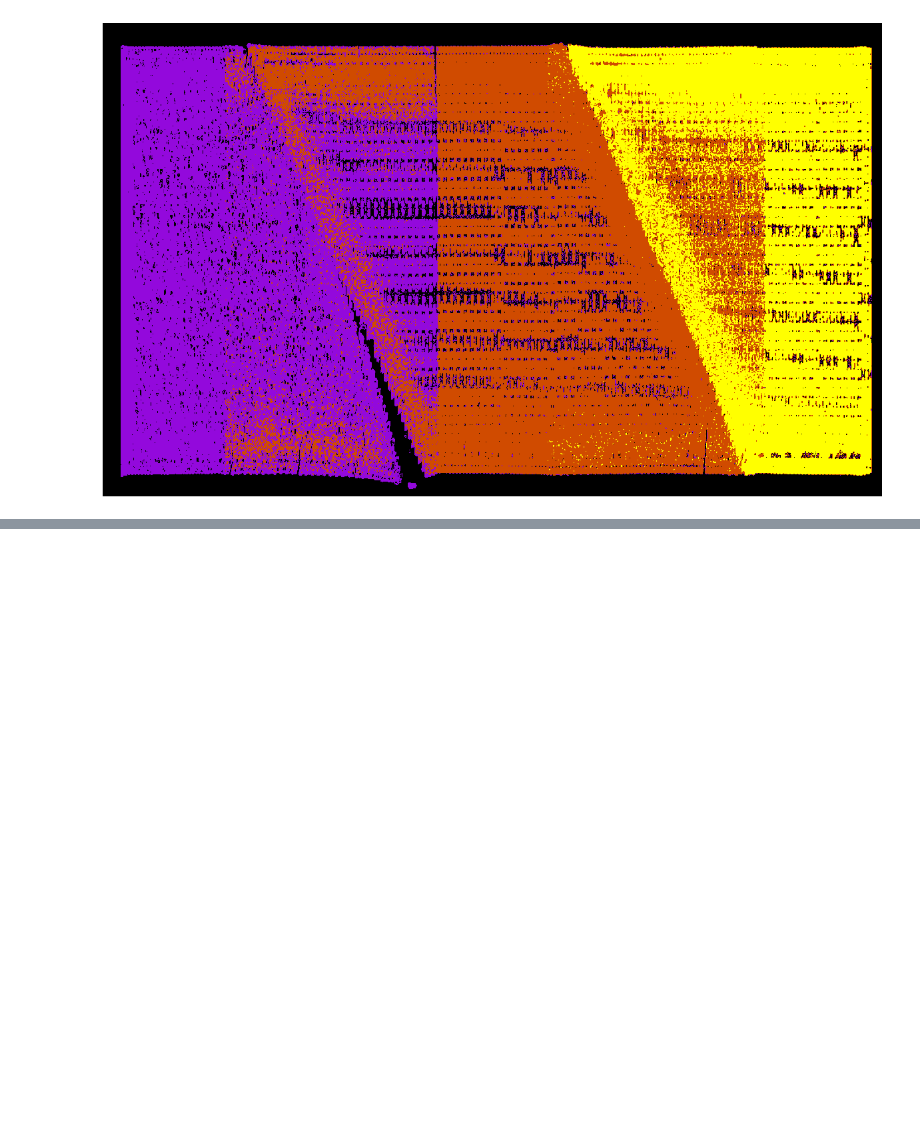
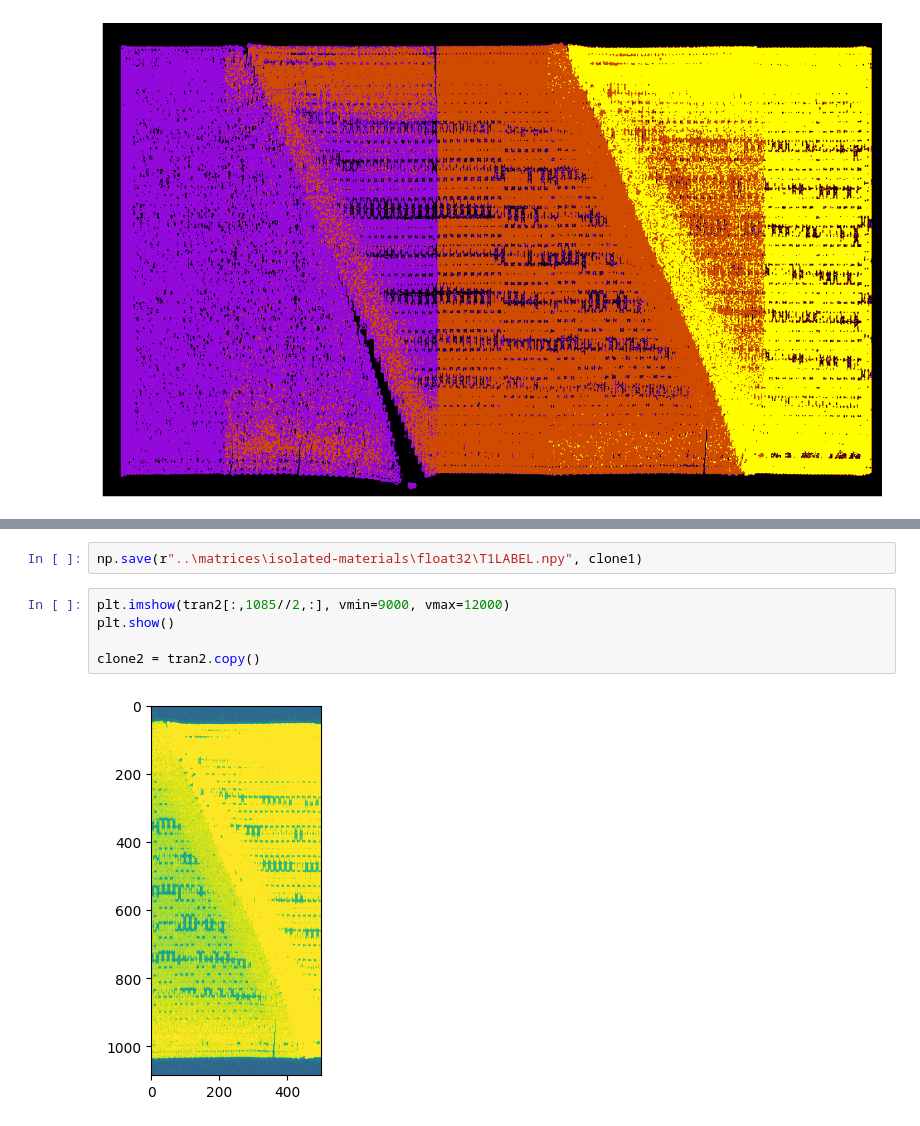
Before and after one commit to tpasfieldERAU/MA390-490_PNNL, a Jupyter notebook: segmentation/otsu.ipynb, the cells around one changed output, grey strips where cells are left out. Saved outputs shown, nothing was run; the diff lists cells and outputs as text; blank space fills up the shorter version.

```diff
--- a/segmentation/otsu.ipynb
+++ b/segmentation/otsu.ipynb
@@ -110,0 +140,9 @@ plt.show()
+# %%
+np.save(r"..\matrices\isolated-materials\float32\T1LABEL.npy", clone1)
+# %%
+plt.imshow(tran2[:,1085//2,:], vmin=9000, vmax=12000)
+plt.show()
+
+clone2 = tran2.copy()
+# %% [output]
+[figure, added]
```
Also changed, not shown: parts of 8 cells of this notebook, 6 other files.
